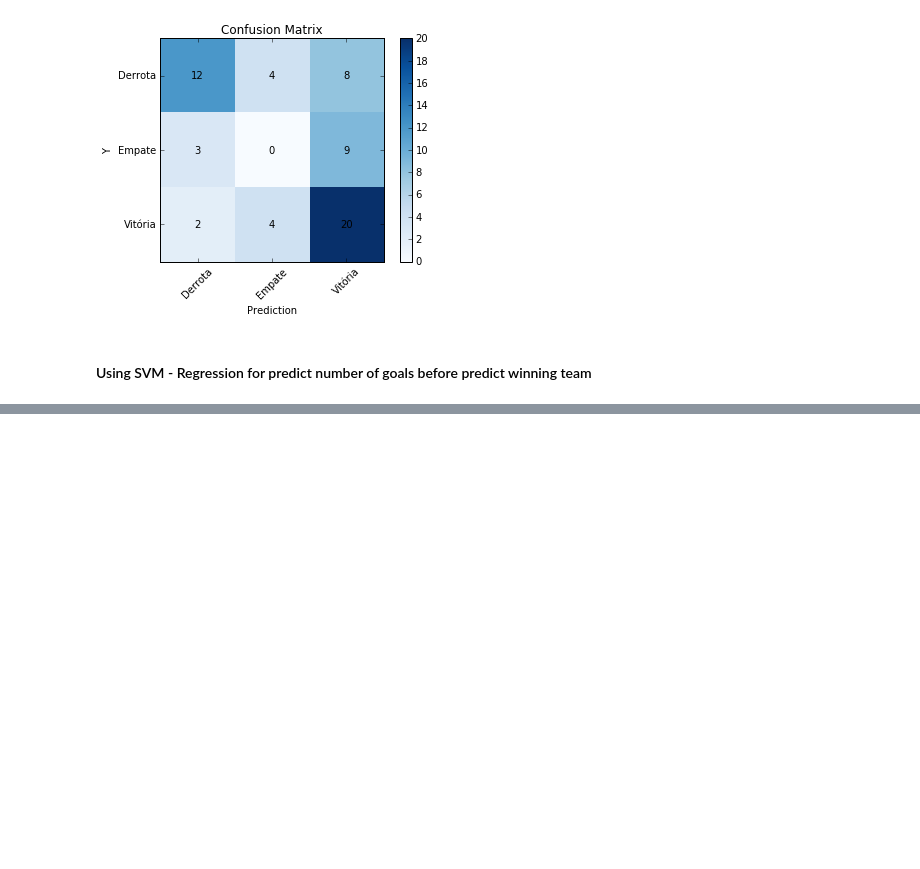
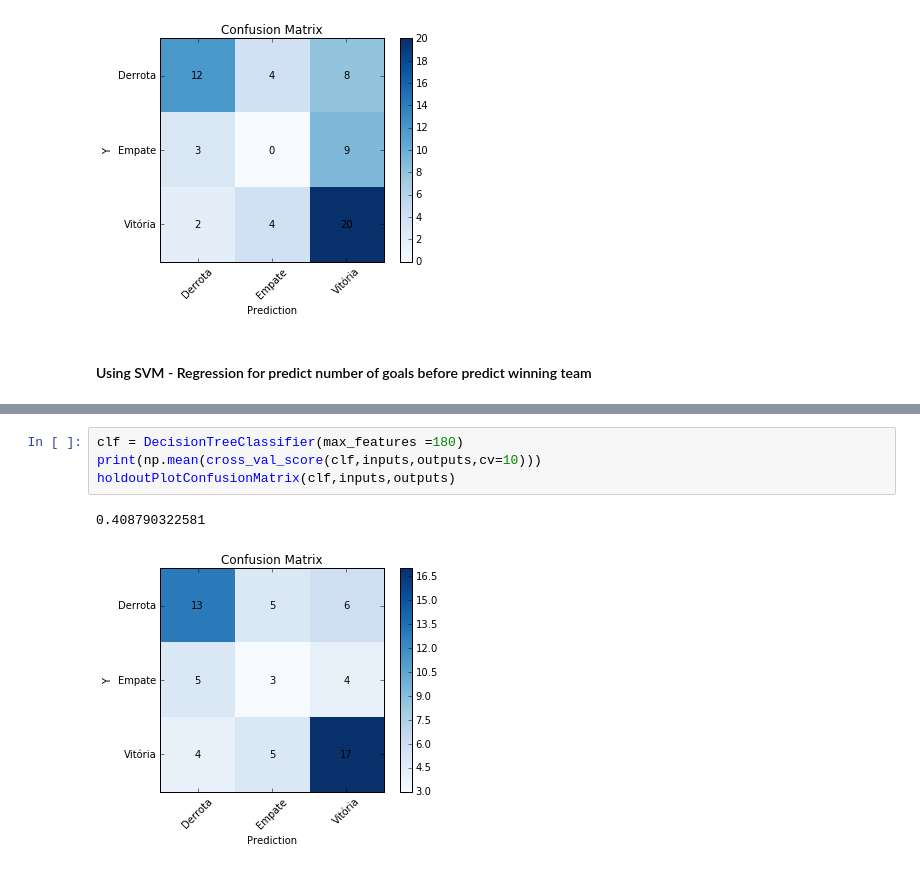
Before and after one commit to hugdiniz/SoccerMiningLeague, a Jupyter notebook: src/predict result one league one season with players.ipynb, the cells around one changed output, grey strips where cells are left out. Saved outputs shown, nothing was run; the diff lists cells and outputs as text; blank space fills up the shorter version.

```diff
--- a/src/predict result one league one season with players.ipynb
+++ b/src/predict result one league one season with players.ipynb
@@ -214,0 +220,7 @@ KFoldRC(clf,inputs,outputsR)
+# %%
+clf = DecisionTreeClassifier(max_features =180)
+print(np.mean(cross_val_score(clf,inputs,outputs,cv=10)))
+holdoutPlotConfusionMatrix(clf,inputs,outputs)
+# %% [output]
+0.408790322581
+[figure, added]
```
Also changed, not shown: parts of 9 cells of this notebook, 1 other file.
